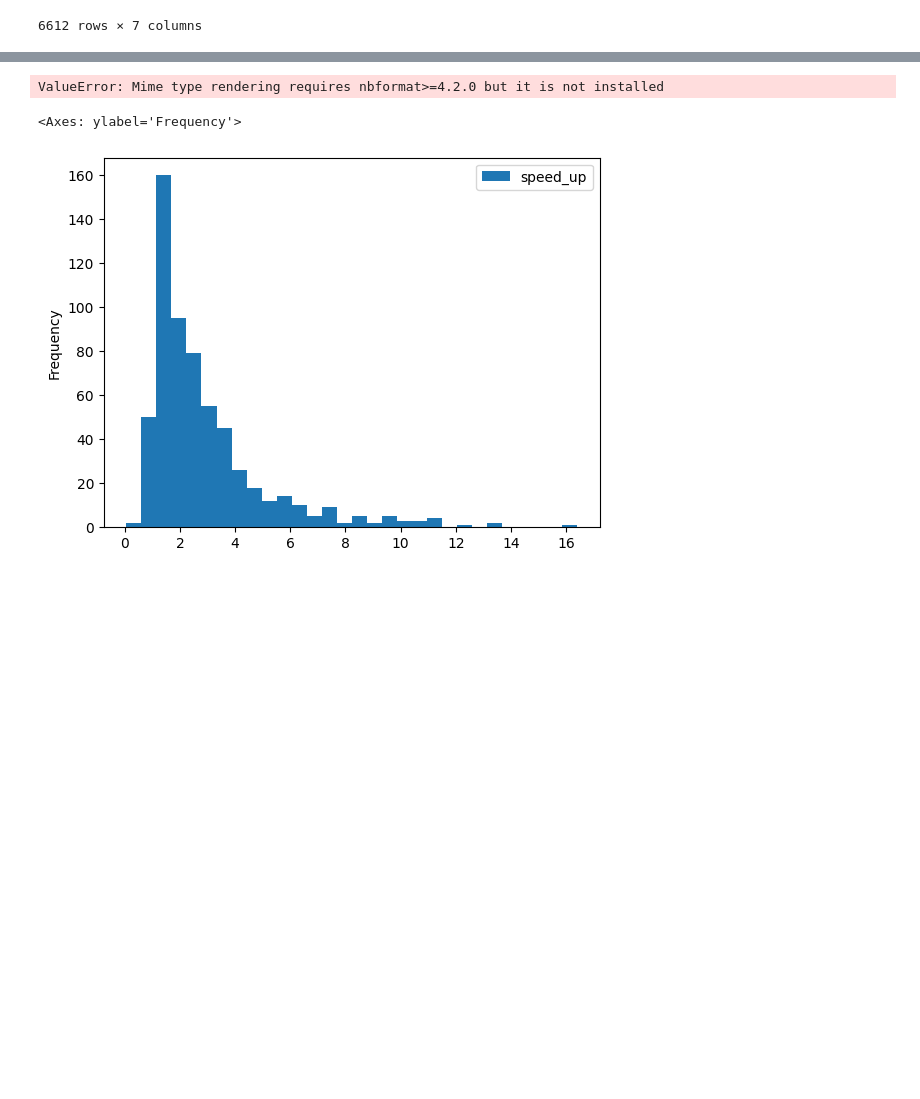
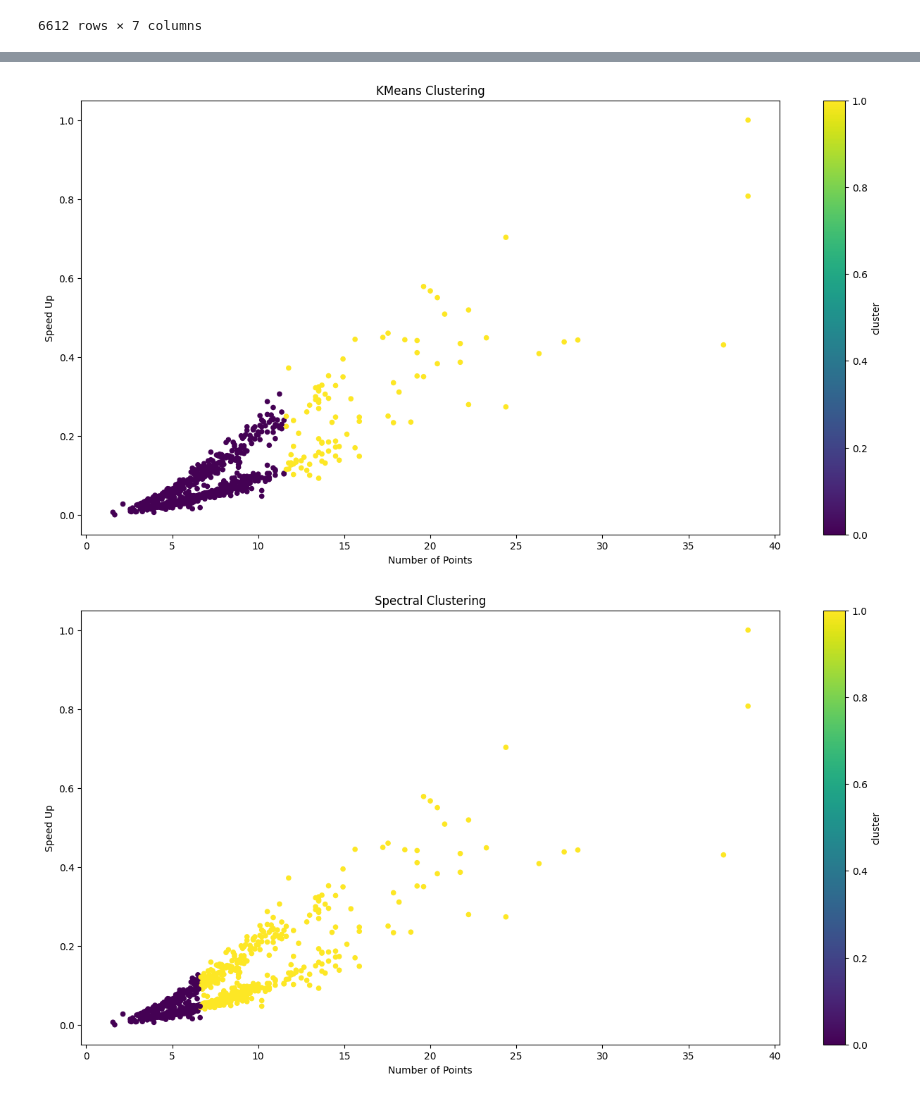
Before and after one commit to romanroff/tmp, a Jupyter notebook: main.ipynb, the cells around one changed output, grey strips where cells are left out. Saved outputs shown, nothing was run; the diff lists cells and outputs as text; code cells hidden in the pictures; blank space fills up the shorter version.

```diff
--- a/main.ipynb
+++ b/main.ipynb
@@ -494,21 +469,0 @@ plt.show()
-# %%
-# Создание 3D scatter plot с использованием plotly
-fig = px.scatter_3d(
-    final_gdf,
-    x='k',
-    y='speed_up',
-    z='error',
-    color='error',  # Цвет точек в зависимости от значения 'error'
-    title='3D Scatter Plot of k, Speed Up, and Error',
-    labels={'k': 'k', 'speed_up': 'Speed Up', 'error': 'Error'}
-)
-
-# Отображение графика
-fig.show()
-# %% [output]
-ValueError: Mime type rendering requires nbformat>=4.2.0 but it is not installed
-# %%
-final_gdf[final_gdf.speed_up < 20].plot(kind='hist', y='speed_up',bins=30)
-# %% [output]
-<Axes: ylabel='Frequency'>
-[figure, removed]
@@ -514,0 +509,57 @@ final_gdf[final_gdf.speed_up < 20].plot(kind='hist', y='speed_up',bins=30)
+# %%
+import matplotlib.pyplot as plt
+from sklearn.cluster import KMeans, SpectralClustering, DBSCAN, AgglomerativeClustering
+from sklearn.mixture import GaussianMixture
+from sklearn.preprocessing import StandardScaler
+from sklearn.preprocessing import MinMaxScaler
+import pandas as pd
+import numpy as np
+
+# Выбор строк с максимальным значением speed_up для каждого R_number
+test_df = combined_df.loc[combined_df.groupby('R_number')['speed_up'].idxmax()].copy()
+
+scaler = MinMaxScaler()
+test_df['speed_up'] = scaler.fit_transform(test_df[['speed_up']])
+
+# Список методов кластеризации и их параметры
+clustering_methods = {
+    'KMeans': KMeans(n_clusters=2, random_state=42),
+    'SpectralClustering': SpectralClustering(n_clusters=2, random_state=42, affinity='nearest_neighbors'),
+    'DBSCAN': DBSCAN(eps=2, min_samples=5),
+    'AgglomerativeClustering': AgglomerativeClustering(n_clusters=2),
+    'GaussianMixture': GaussianMixture(n_components=2)
+}
+
+# Подписи для графиков
+plot_titles = {
+    'KMeans': 'KMeans Clustering',
+    'SpectralClustering': 'Spectral Clustering',
+    'DBSCAN': 'DBSCAN Clustering',
+    'AgglomerativeClustering': 'Agglomerative Clustering',
+    'GaussianMixture': 'Gaussian Mixture'
+}
+
+# Построение графиков для каждого метода кластеризации
+for method_name, model in clustering_methods.items():
+    # Копирование данных для текущего метода
+    df = test_df.copy()
+
+    # Применение кластеризации
+    df['cluster'] = model.fit_predict(df[['k', 'speed_up']])
+
+    # Построение графика
+    ax = df.plot(
+        figsize=(16, 8), kind='scatter', x='k', y='speed_up', c='cluster', cmap='viridis'
+    )
+    ax.set_xlabel('Number of Points')
+    ax.set_ylabel('Speed Up')
+    ax.set_title(plot_titles[method_name])
+
+    # Сохранение изображения
+    # plt.savefig(f'data/img/scatter_plot_{method_name}.png', dpi=600, bbox_inches='tight')
+
+    # Отображение графика
+    plt.show()
+# %% [output]
+[figure, added]
+[figure, added]
```
Also changed, not shown: parts of 22 cells of this notebook, 1 other file.
